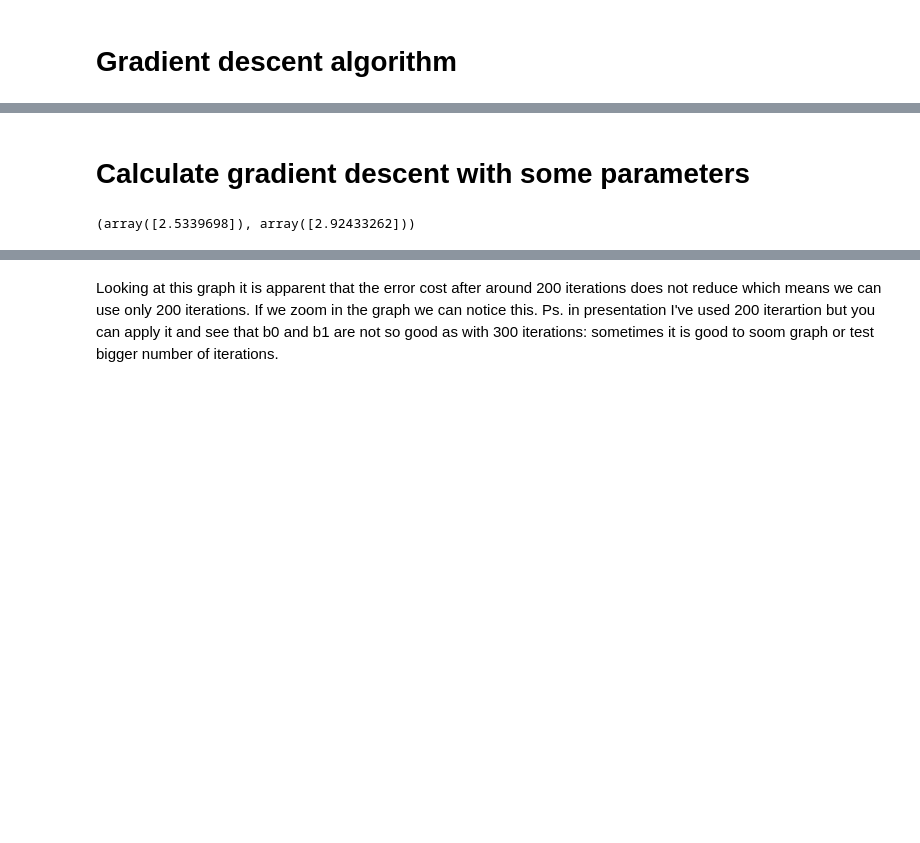
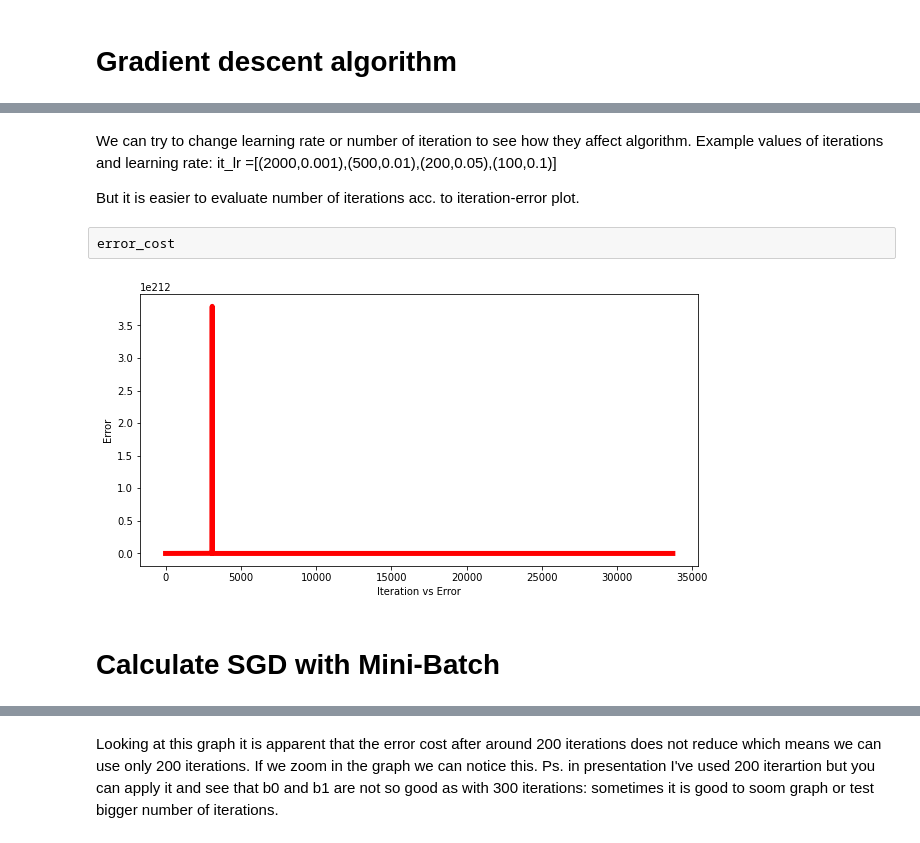
Before and after one commit to CodingBee77/ML-algorithms-from-scratch, a Jupyter notebook: Gradient_descent.ipynb, the cells around one changed output, grey strips where cells are left out. Drawn from its saved outputs; the diff is of its cells as text; code cells hidden in the pictures; blank space fills up the shorter version.

Commit message:
Add images 2

```diff
--- a/Gradient_descent.ipynb
+++ b/Gradient_descent.ipynb
@@ -52,3 +68,23 @@ def gradient_descent(b0, b1, lr, iterations):
+# %% [markdown]
+We can try to change learning rate or number of iteration to see how they affect algorithm. Example values of iterations and learning rate:
+it_lr =[(2000,0.001),(500,0.01),(200,0.05),(100,0.1)]
+
+But it is easier to evaluate number of iterations acc. to iteration-error plot.
+# %% [raw]
+error_cost
+# %%
+def eror_iteration_plot(error):
+    plt.figure(figsize=(10,5))
+    plt.plot(np.arange(1, len(error)+1), error, color="red", linewidth=5)
+    plt.xlabel("Iteration vs Error")
+    plt.ylabel("Error")
+    plt.show()
+# %%
+eror_iteration_plot(error)
+# %% [output]
+[figure, added]
+# %% [markdown]
+# Calculate SGD with Mini-Batch
 # %%
 def stochastic_gradient_descent(b0, b1, lr,k, iterations):
     for itr in range(iterations):
@@ -66,11 +102,5 @@ def stochastic_gradient_descent(b0, b1, lr,k, iterations):
         error.append(error_cost)
 
     return b0, b1
-# %% [markdown]
-# Calculate gradient descent with some parameters
-# %%
-gradient_descent(b0=0, b1=1, lr=0.001, iterations=300)
-# %% [output]
-(array([2.5339698]), array([2.92433262]))
 # %%
 stochastic_gradient_descent(b0=0, b1=1, lr=0.001,k=10, iterations=300)
```
Also changed, not shown: parts of 12 cells of this notebook, 3 other files.
